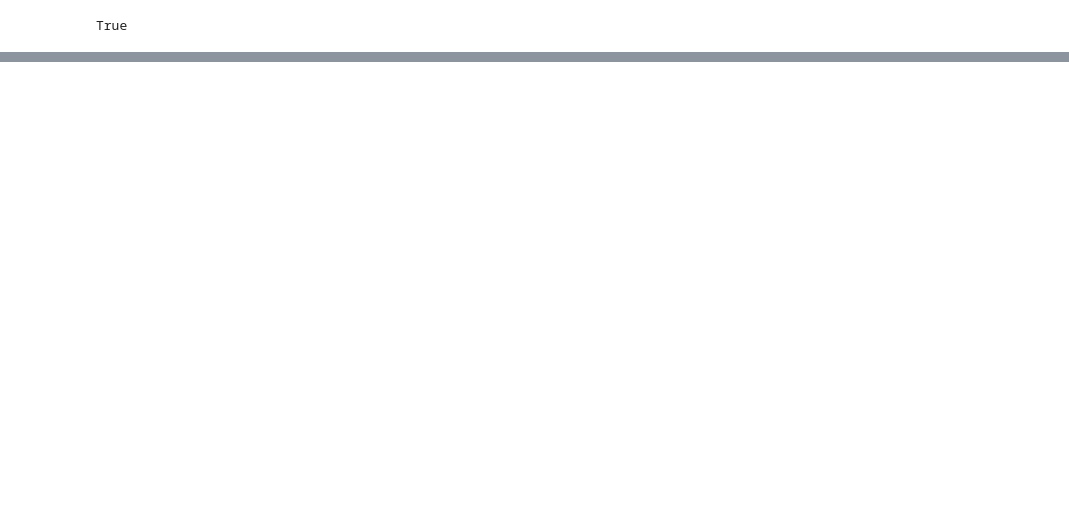
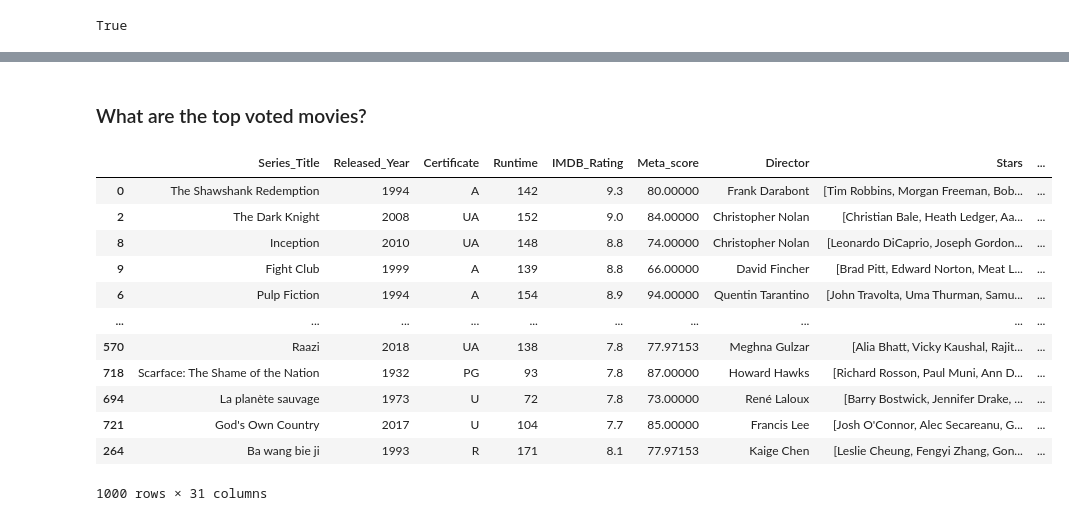
Before and after one commit to ikkai-r/csmodel, a Jupyter notebook: CSMODEL Project.ipynb, the cells around one changed output, grey strips where cells are left out. Drawn from its saved outputs; the diff is of its cells as text; code cells hidden in the pictures; blank space fills up the shorter version.

```diff
--- a/CSMODEL Project.ipynb
+++ b/CSMODEL Project.ipynb
@@ -254,0 +258,19 @@ The primary aim of this analysis is to delve into and thoroughly examine the dat
+# %% [markdown]
+
+### What are the top voted movies?
+# %%
+ imdb_df.sort_values(("No_of_Votes"), ascending=False)
+# %% [output]
+|  | Series_Title | Released_Year | Certificate | Runtime | IMDB_Rating | Meta_score | Director | Stars | ... |
+| 0 | The Shawshank Redemption | 1994 | A | 142 | 9.3 | 80.00000 | Frank Darabont | [Tim Robbins, Morgan Freeman, Bob... | ... |
+| 2 | The Dark Knight | 2008 | UA | 152 | 9.0 | 84.00000 | Christopher Nolan | [Christian Bale, Heath Ledger, Aa... | ... |
+| 8 | Inception | 2010 | UA | 148 | 8.8 | 74.00000 | Christopher Nolan | [Leonardo DiCaprio, Joseph Gordon... | ... |
+| 9 | Fight Club | 1999 | A | 139 | 8.8 | 66.00000 | David Fincher | [Brad Pitt, Edward Norton, Meat L... | ... |
+| 6 | Pulp Fiction | 1994 | A | 154 | 8.9 | 94.00000 | Quentin Tarantino | [John Travolta, Uma Thurman, Samu... | ... |
+| ... | ... | ... | ... | ... | ... | ... | ... | ... | ... |
+| 570 | Raazi | 2018 | UA | 138 | 7.8 | 77.97153 | Meghna Gulzar | [Alia Bhatt, Vicky Kaushal, Rajit... | ... |
+| 718 | Scarface: The Shame of the Nation | 1932 | PG | 93 | 7.8 | 87.00000 | Howard Hawks | [Richard Rosson, Paul Muni, Ann D... | ... |
+| 694 | La planète sauvage | 1973 | U | 72 | 7.8 | 73.00000 | René Laloux | [Barry Bostwick, Jennifer Drake, ... | ... |
+| 721 | God's Own Country | 2017 | U | 104 | 7.7 | 85.00000 | Francis Lee | [Josh O'Connor, Alec Secareanu, G... | ... |
+| 264 | Ba wang bie ji | 1993 | R | 171 | 8.1 | 77.97153 | Kaige Chen | [Leslie Cheung, Fengyi Zhang, Gon... | ... |
+1000 rows × 31 columns
```
Also changed, not shown: parts of 7 cells of this notebook.
